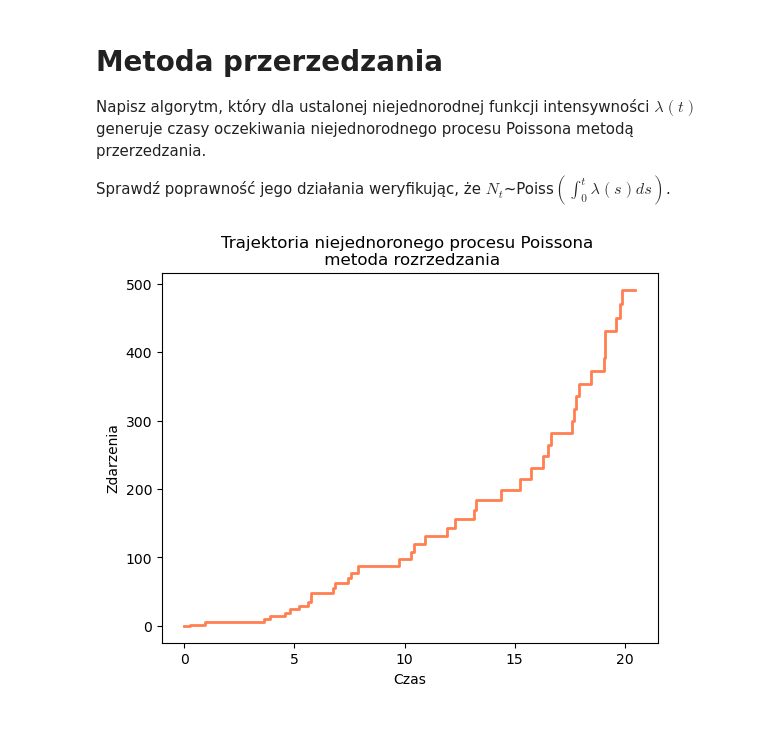
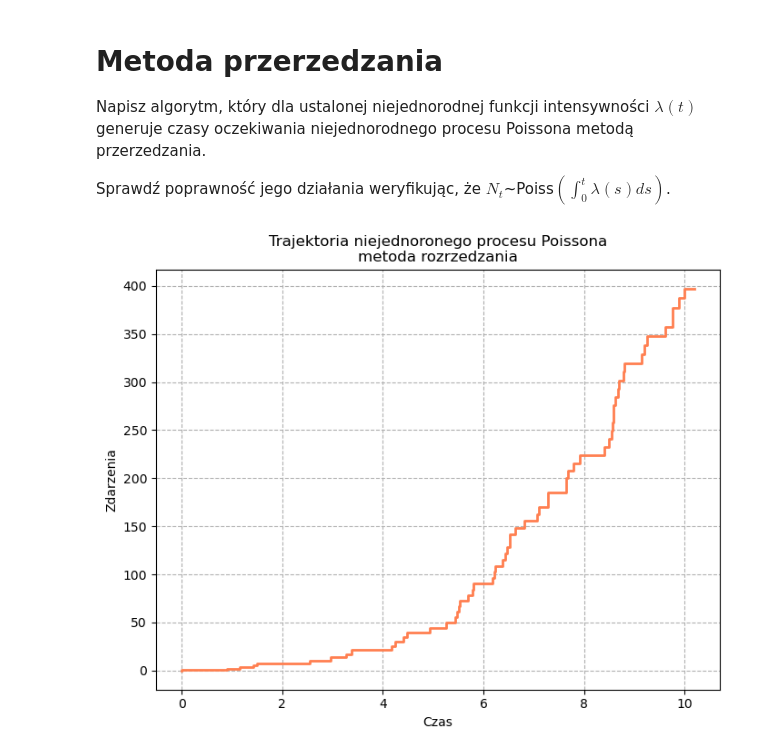
Before and after one commit to wust-research-group/lista-6-niejednorodny-proces-poissona-AmeliaBieda, a Jupyter notebook: src/zadanie_1.ipynb, the cells around one changed output. Drawn from its saved outputs; the diff is of its cells as text; code cells hidden in the pictures; blank space fills up the shorter version.

```diff
--- a/src/zadanie_1.ipynb
+++ b/src/zadanie_1.ipynb
@@ -12,17 +13,25 @@ import scipy
 # %%
-def thinning(lam_t, lam, T):
+def thinning(lam_t: typing.Callable, lam: float, T: int) -> [int, np.array]:
+    """Funkcja generująca niejednorodny proces Poissona metodą rozrzedzania.
+    Input:
+        lam_t (function) - funkcja intensywności,
+        lam (int) - stała intensywności,
+        T (int) - kompozyt czasowy.
+    Output:
+        I (int) - liczba skoków N(t) na [0, T],
+        S (np.array) -  momenty skoków."""
     t = 0
     I = 0
     S = [0]
     while t <= T:
-        U1 = np.random.uniform(0, 1)
-        t -= np.log(U1) / lam
+        t -= np.log(np.random.uniform(0, 1)) / lam
         U2 = np.random.uniform(0, 1)
         if U2 <= lam_t(t) / lam:
             I += 1
-            S.append(t)
-    return S
+            S = np.append(S, t)
+    return I, S
 
 
-def lam_t(t):
-    return 2 + np.cos(t)
+def lam_t(t: int) -> int:
+    """Funkcja intensywności dla niejednorodnego procesu Poissona zwracająca λ(t)=t."""
+    return t
@@ -33,8 +38,14 @@ calka = [scipy.integrate.quad(func=lam_t, a=0, b=t)[0] for t in np.linspace(0, T
+# %%
+T = 10
+lam = lam_t(T)
+rozrzedzanie = thinning(lam_t, lam, T)[1]
 # %%
+plt.figure(figsize=(8, 6))
 plt.step(rozrzedzanie, np.cumsum(rozrzedzanie), color="coral", lw=2)
 plt.xlabel("Czas")
 plt.ylabel("Zdarzenia")
-plt.title("Trajektoria niejednoronego procesu Poissona \n metoda rozrzedzania")
+plt.title("Trajektoria niejednoronego procesu Poissona\nmetoda rozrzedzania")
+plt.grid(linestyle="--")
 plt.show()
 # %% [output]
-[figure, old version]
+[figure, new version]
```
Also changed, not shown: parts of 9 cells of this notebook, 2 other files.
